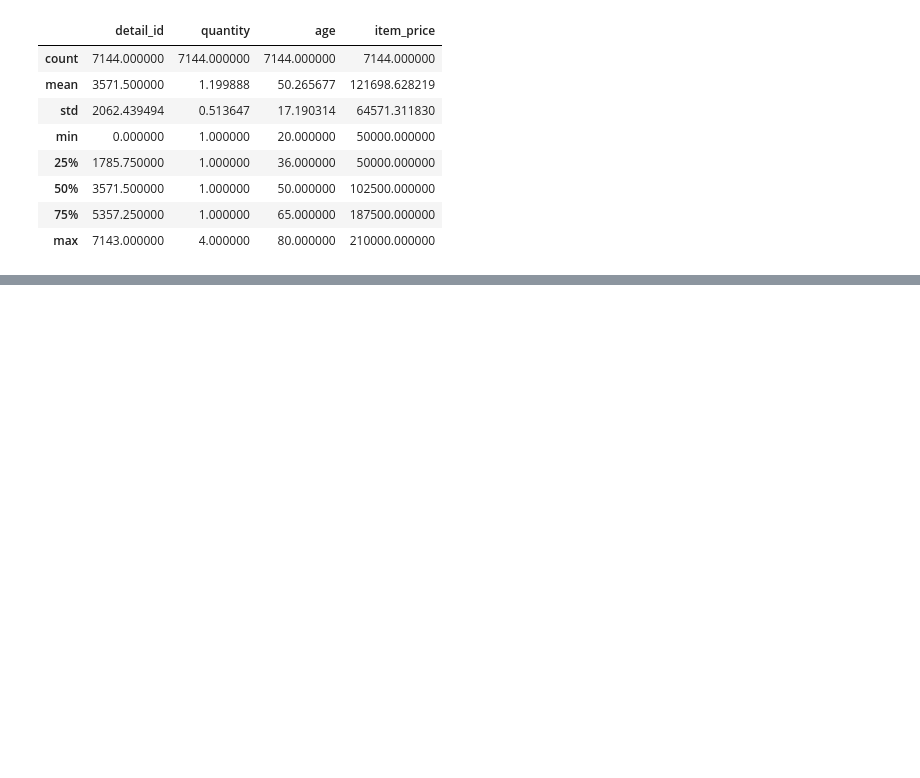
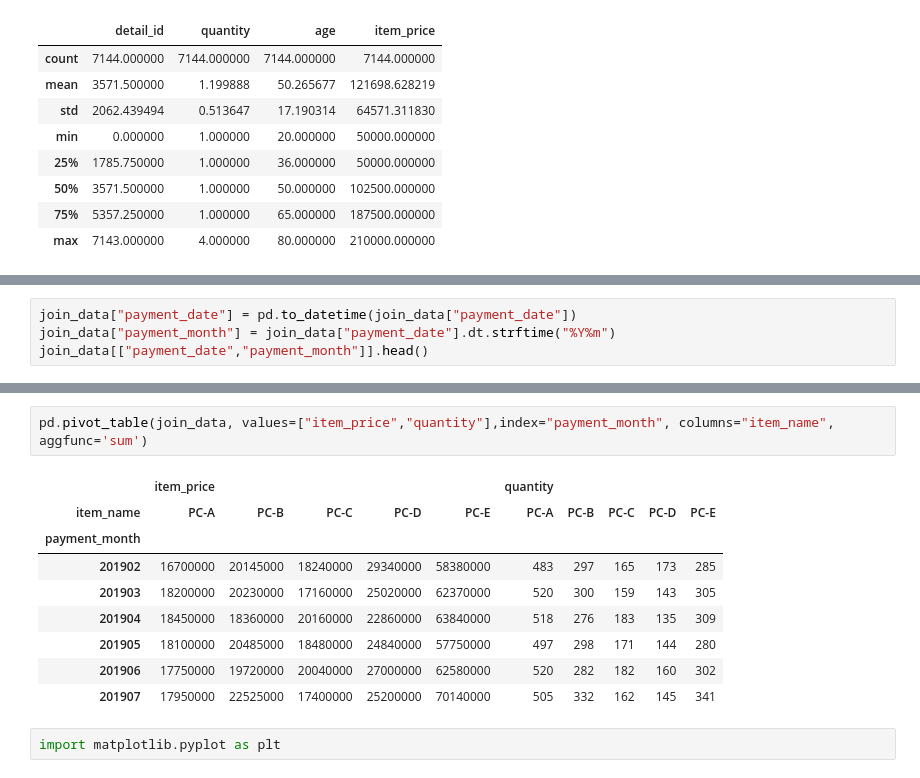
Before and after one commit to shiratsu/100_knock, a Jupyter notebook: 100_1_1.ipynb, the cells around one changed output, grey strips where cells are left out. Drawn from its saved outputs; the diff is of its cells as text; blank space fills up the shorter version.

```diff
--- a/100_1_1.ipynb
+++ b/100_1_1.ipynb
@@ -114,0 +135,4 @@ join_data.describe()
+# %%
+join_data["payment_date"] = pd.to_datetime(join_data["payment_date"])
+join_data["payment_month"] = join_data["payment_date"].dt.strftime("%Y%m")
+join_data[["payment_date","payment_month"]].head()
@@ -114,0 +189,14 @@ join_data.describe()
+# %%
+pd.pivot_table(join_data, values=["item_price","quantity"],index="payment_month", columns="item_name", aggfunc='sum')
+# %% [output]
+|  | item_price |  |  |  |  | quantity |  |  |  |  |
+| item_name | PC-A | PC-B | PC-C | PC-D | PC-E | PC-A | PC-B | PC-C | PC-D | PC-E |
+| payment_month |  |  |  |  |  |  |  |  |  |  |
+| 201902 | 16700000 | 20145000 | 18240000 | 29340000 | 58380000 | 483 | 297 | 165 | 173 | 285 |
+| 201903 | 18200000 | 20230000 | 17160000 | 25020000 | 62370000 | 520 | 300 | 159 | 143 | 305 |
+| 201904 | 18450000 | 18360000 | 20160000 | 22860000 | 63840000 | 518 | 276 | 183 | 135 | 309 |
+| 201905 | 18100000 | 20485000 | 18480000 | 24840000 | 57750000 | 497 | 298 | 171 | 144 | 280 |
+| 201906 | 17750000 | 19720000 | 20040000 | 27000000 | 62580000 | 520 | 282 | 182 | 160 | 302 |
+| 201907 | 17950000 | 22525000 | 17400000 | 25200000 | 70140000 | 505 | 332 | 162 | 145 | 341 |
+# %%
+import matplotlib.pyplot as plt
```
Also changed, not shown: parts of 5 cells of this notebook.
